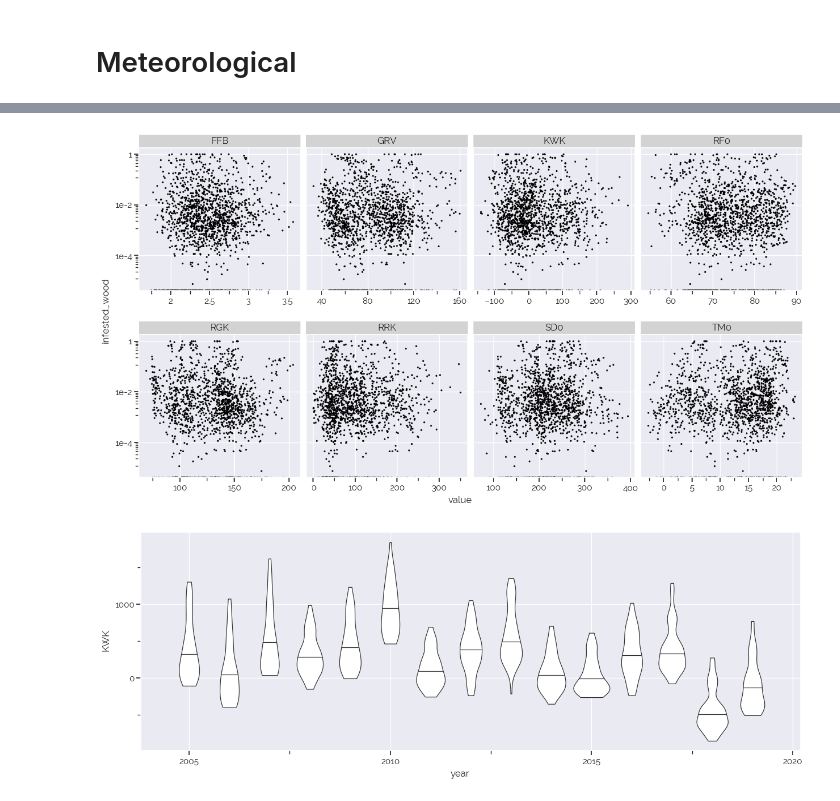
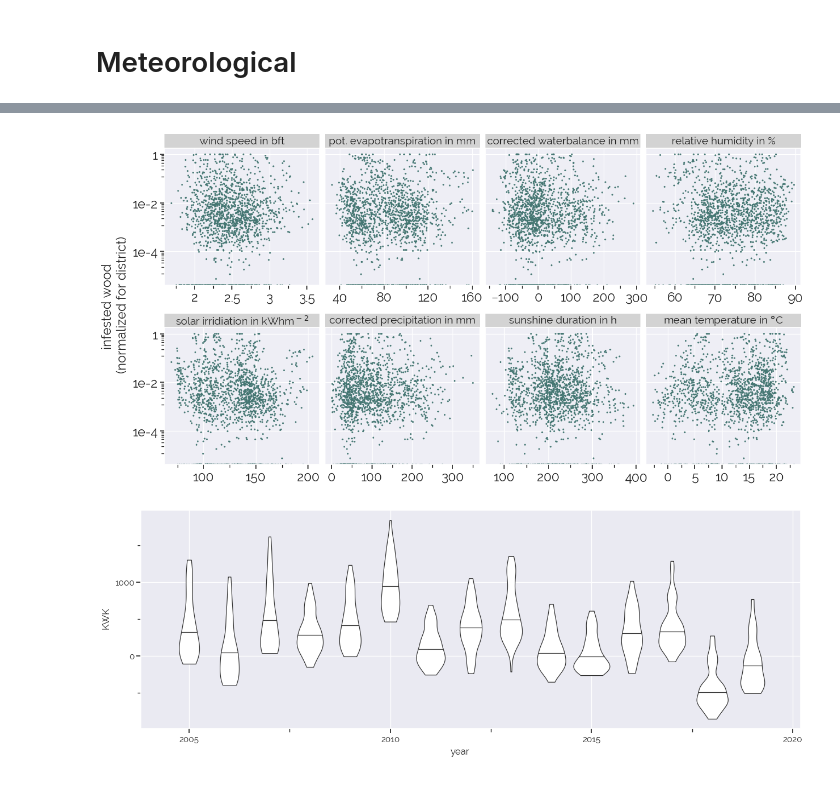
Before and after one commit to ho-ya/Bark_Beetle_Sachsenforst, a Jupyter notebook: 2_EDA.ipynb, the cells around one changed output, grey strips where cells are left out. Saved outputs shown, nothing was run; the diff lists cells and outputs as text; code cells hidden in the pictures.

Commit message:
made plotnine theme

```diff
--- a/2_EDA.ipynb
+++ b/2_EDA.ipynb
@@ -234,0 +318,11 @@ grouped_by_county = data.groupby(['timestamp','county_name'])['infested_wood'].s
+# %%
+#TODO: Histogram of observations
+
+p9.options.figure_size = (10, 7.5)
+
+(
+    p9.ggplot(data, p9.aes(x='infested_wood'))
+    + p9.geom_histogram(binwidth=2000, fill=mycolors[0], color='black', size=.1)
+    + p9.scale_y_continuous(trans="log1p", breaks=[0,1,10,100,1000,10000])
+    + mytheme
+).draw();
@@ -326,25 +386,39 @@ heatmap(
 # %%
 # Initial graphic
+
+def mylabeller(var):
+    label_dict = {
+        'FFB': 'wind speed in bft',
+        'GRV': 'pot. evapotranspiration in mm',
+        'KWK': 'corrected waterbalance in mm',
+        'RF0': 'relative humidity in %',
+        'RGK': r'solar irridiation in kWhm$^-$$^2$',
+        'RRK': 'corrected precipitation in mm',
+        'SD0': 'sunshine duration in h',
+        'TM0': 'mean temperature in $°$C'
+    }
+    return label_dict.get(var)
+
 
 draw = data[(data['year'].isin(range(2006,2020)))].copy()
 draw['infested_wood'] = draw.groupby(['county_name', 'timestamp'])['infested_wood'].transform('sum')
 for v in ['TM0', 'RF0', 'SD0', 'RRK', 'FFB', 'RGK', 'GRV', 'KWK']:
     draw[v] = draw.groupby(['county_name', 'timestamp'])[v].transform('mean')
 draw.drop_duplicates(['county_name', 'timestamp'], inplace=True)
 draw['infested_wood'] = draw.groupby('county_name')['infested_wood'].transform(lambda x: minmax_scale(x))
 draw = pd.melt(draw, id_vars=['infested_wood'], value_vars=['TM0', 'RF0', 'SD0', 'RRK', 'FFB', 'RGK', 'GRV', 'KWK'])
 
 p9.options.figure_size = (15,7.5)
 
 (p9.ggplot(p9.aes('value', 'infested_wood'), data=draw)
- + p9.geom_point(size=.3, alpha=.9)
- + p9.facet_wrap('variable', scales='free_x', ncol=4)
- + p9.theme_seaborn()
+ + p9.geom_point(size=.3, alpha=.9, color=mycolors[0])
+ + p9.facet_wrap('variable', scales='free_x', ncol=4, labeller=mylabeller)
  + p9.scale_y_log10()
- + p9.theme(subplots_adjust={'hspace': 0.31})
+ + p9.xlab('') + p9.ylab('infested wood \n(normalized for district)')
+ + mythemewide
 ).draw();
 # %% [output]
-[figure, old version]
+[figure, new version]
 # %%
 draw = data[(data['year'].isin(range(2005,2020))) & data['timestamp'].map(lambda x: x.month).isin(range(13))].copy()
 
```
Also changed, not shown: parts of 22 cells of this notebook, 2 other files.
